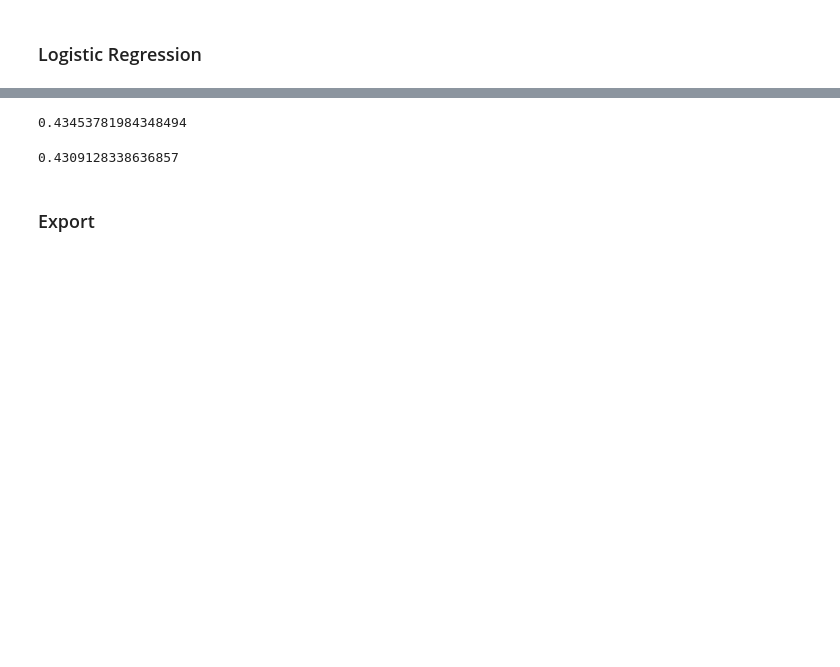
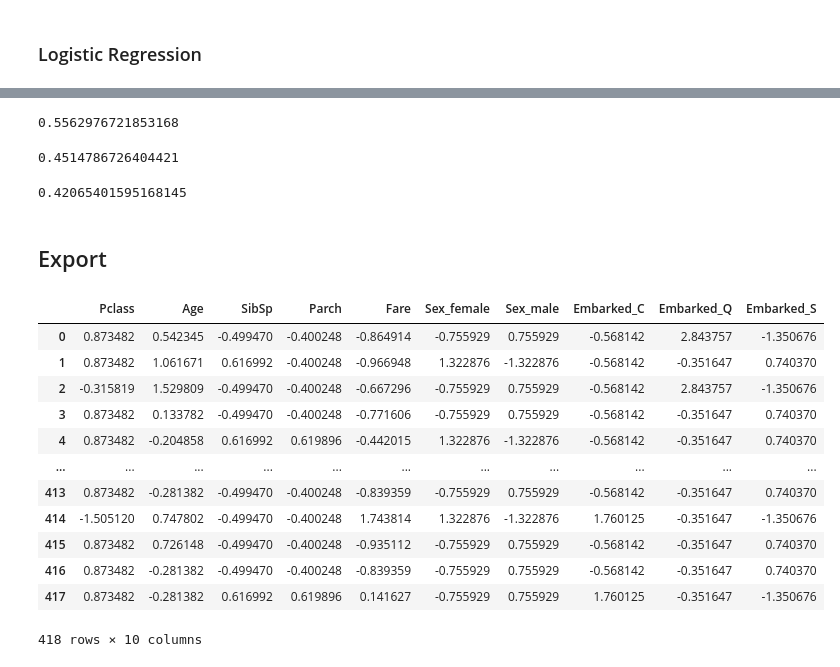
Before and after one commit to veneta13/FMI-ML, a Jupyter notebook: Coursework/models/titanic/titanic.ipynb, the cells around one changed output, grey strips where cells are left out. Cells and saved outputs as stored; diff of their text form; code cells hidden in the pictures; blank space fills up the shorter version.

```diff
--- a/Coursework/models/titanic/titanic.ipynb
+++ b/Coursework/models/titanic/titanic.ipynb
@@ -300,11 +303,32 @@ print(confusion_matrix(y_test, y_pred))
+# %%
+matthews_corrcoef(y_test, y_pred)
+# %% [output]
+0.5562976721853168
 # %%
-log_loss(y_test, model.predict_proba(X_test))
+log_loss(y_test, model['LogReg'].predict_proba(X_test))
 # %% [output]
-0.43453781984348494
+0.4514786726404421
 # %%
-log_loss(y_train, model.predict_proba(X_train))
+log_loss(y_train, model['LogReg'].predict_proba(X_train))
 # %% [output]
-0.4309128338636857
+0.42065401595168145
 # %% [markdown]
-### Export
+## Export
+# %%
+X_test, _ = preprocess_inputs(df_test, split=False, scale=True)
+X_test
+# %% [output]
+|  | Pclass | Age | SibSp | Parch | Fare | Sex_female | Sex_male | Embarked_C | Embarked_Q | Embarked_S |
+| 0 | 0.873482 | 0.542345 | -0.499470 | -0.400248 | -0.864914 | -0.755929 | 0.755929 | -0.568142 | 2.843757 | -1.350676 |
+| 1 | 0.873482 | 1.061671 | 0.616992 | -0.400248 | -0.966948 | 1.322876 | -1.322876 | -0.568142 | -0.351647 | 0.740370 |
+| 2 | -0.315819 | 1.529809 | -0.499470 | -0.400248 | -0.667296 | -0.755929 | 0.755929 | -0.568142 | 2.843757 | -1.350676 |
+| 3 | 0.873482 | 0.133782 | -0.499470 | -0.400248 | -0.771606 | -0.755929 | 0.755929 | -0.568142 | -0.351647 | 0.740370 |
+| 4 | 0.873482 | -0.204858 | 0.616992 | 0.619896 | -0.442015 | 1.322876 | -1.322876 | -0.568142 | -0.351647 | 0.740370 |
+| ... | ... | ... | ... | ... | ... | ... | ... | ... | ... | ... |
+| 413 | 0.873482 | -0.281382 | -0.499470 | -0.400248 | -0.839359 | -0.755929 | 0.755929 | -0.568142 | -0.351647 | 0.740370 |
+| 414 | -1.505120 | 0.747802 | -0.499470 | -0.400248 | 1.743814 | 1.322876 | -1.322876 | 1.760125 | -0.351647 | -1.350676 |
+| 415 | 0.873482 | 0.726148 | -0.499470 | -0.400248 | -0.935112 | -0.755929 | 0.755929 | -0.568142 | -0.351647 | 0.740370 |
+| 416 | 0.873482 | -0.281382 | -0.499470 | -0.400248 | -0.839359 | -0.755929 | 0.755929 | -0.568142 | -0.351647 | 0.740370 |
+| 417 | 0.873482 | -0.281382 | 0.616992 | 0.619896 | 0.141627 | -0.755929 | 0.755929 | 1.760125 | -0.351647 | -1.350676 |
+418 rows × 10 columns
 # %%
```
Also changed, not shown: parts of 15 cells of this notebook, 2 other files.
